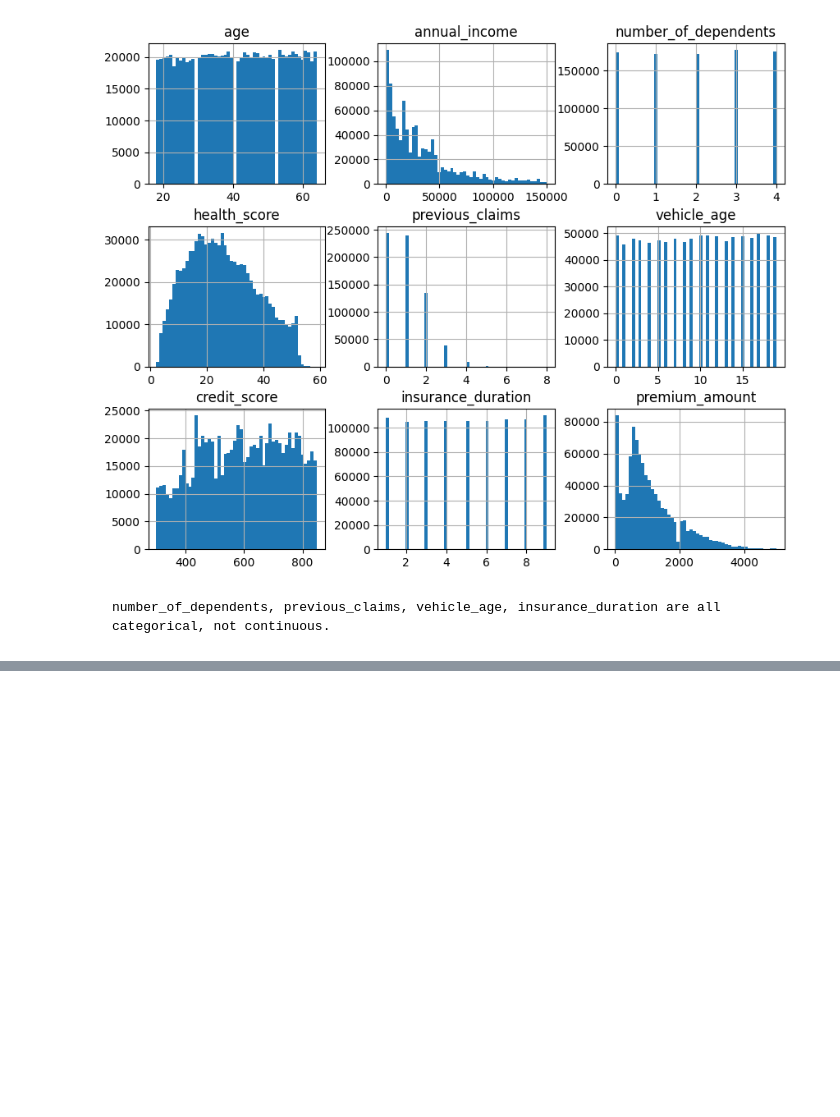
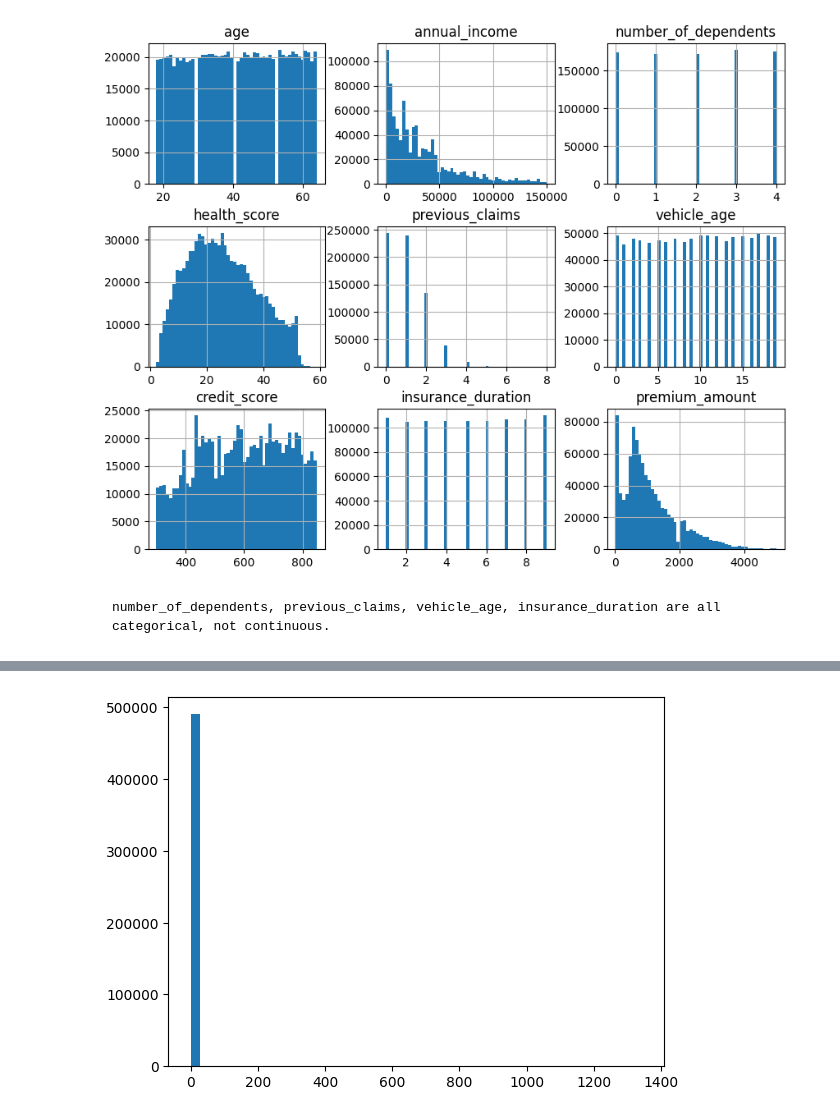
Before and after one commit to abhixshek/Kaggle-01-Insurance-Premium-Prediction, a Jupyter notebook: insurance_premium_pred.ipynb, the cells around one changed output, grey strips where cells are left out. Drawn from its saved outputs; the diff is of its cells as text; code cells hidden in the pictures; blank space fills up the shorter version.

```diff
--- a/insurance_premium_pred.ipynb
+++ b/insurance_premium_pred.ipynb
@@ -133,0 +265,5 @@ X_train.describe()
+# %%
+plt.hist(np.sqrt(income_credit_score), bins=50)
+plt.show()
+# %% [output]
+[figure, added]
```
Also changed, not shown: parts of 28 cells of this notebook.
